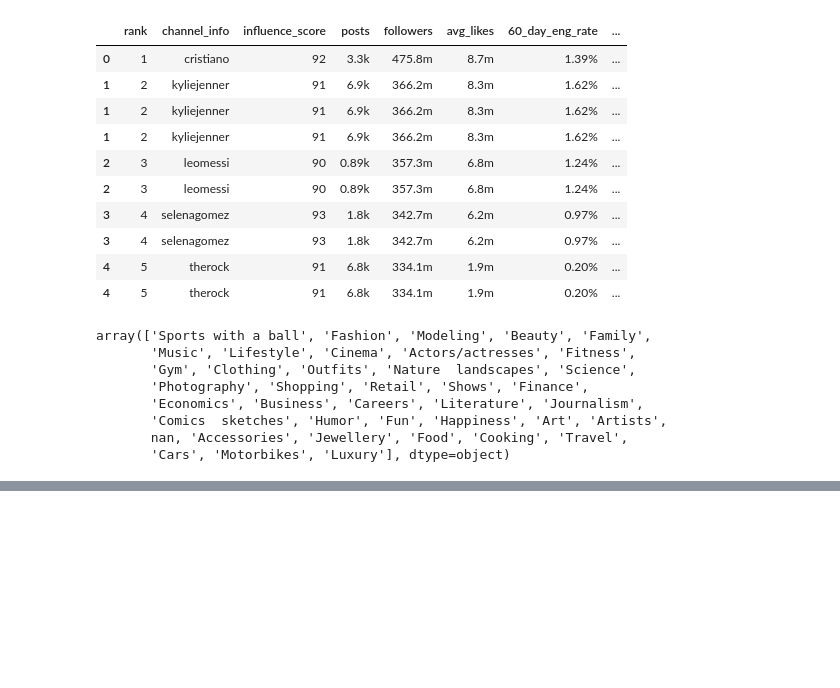
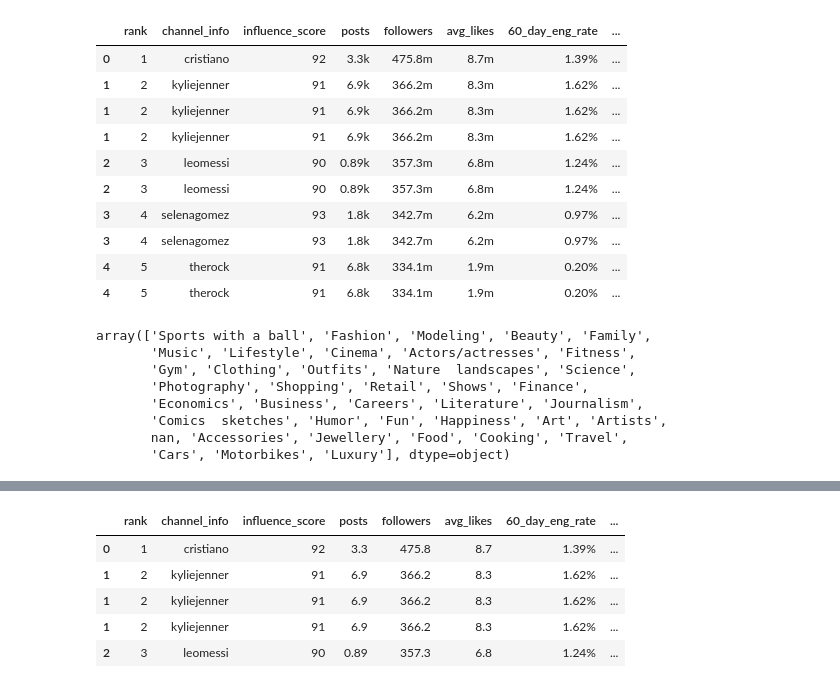
Before and after one commit to Adalab/DA-promo-B-Modulo3-sprint-2-Ari-Maria-Anto, a Jupyter notebook: pp-Tableau.ipynb, the cells around one changed output, grey strips where cells are left out. Drawn from its saved outputs; the diff is of its cells as text; code cells hidden in the pictures; blank space fills up the shorter version.

```diff
--- a/pp-Tableau.ipynb
+++ b/pp-Tableau.ipynb
@@ -223,0 +225,29 @@ astype('float64')
+# %%
+column = ['posts', 'avg_likes', 'new_post_avg_like']
+
+for i in column:
+    df_completo[i] = df_completo[i].str.replace("k", "")
+# %%
+column = ['total_likes']
+
+for i in column:
+    df_completo[i] = df_completo[i].str.replace("b", "")
+# %%
+column = ['total_likes']
+
+for i in column:
+    df_completo[i] = df_completo[i].str.replace("m", "")
+# %%
+column = ['followers', 'avg_likes', 'new_post_avg_like']
+
+for i in column:
+    df_completo[i] = df_completo[i].str.replace("m", "")
+# %%
+df_completo.head(5)
+# %% [output]
+|  | rank | channel_info | influence_score | posts | followers | avg_likes | 60_day_eng_rate | ... |
+| 0 | 1 | cristiano | 92 | 3.3 | 475.8 | 8.7 | 1.39% | ... |
+| 1 | 2 | kyliejenner | 91 | 6.9 | 366.2 | 8.3 | 1.62% | ... |
+| 1 | 2 | kyliejenner | 91 | 6.9 | 366.2 | 8.3 | 1.62% | ... |
+| 1 | 2 | kyliejenner | 91 | 6.9 | 366.2 | 8.3 | 1.62% | ... |
+| 2 | 3 | leomessi | 90 | 0.89 | 357.3 | 6.8 | 1.24% | ... |
```
Also changed, not shown: parts of 26 cells of this notebook, 2 other files.
